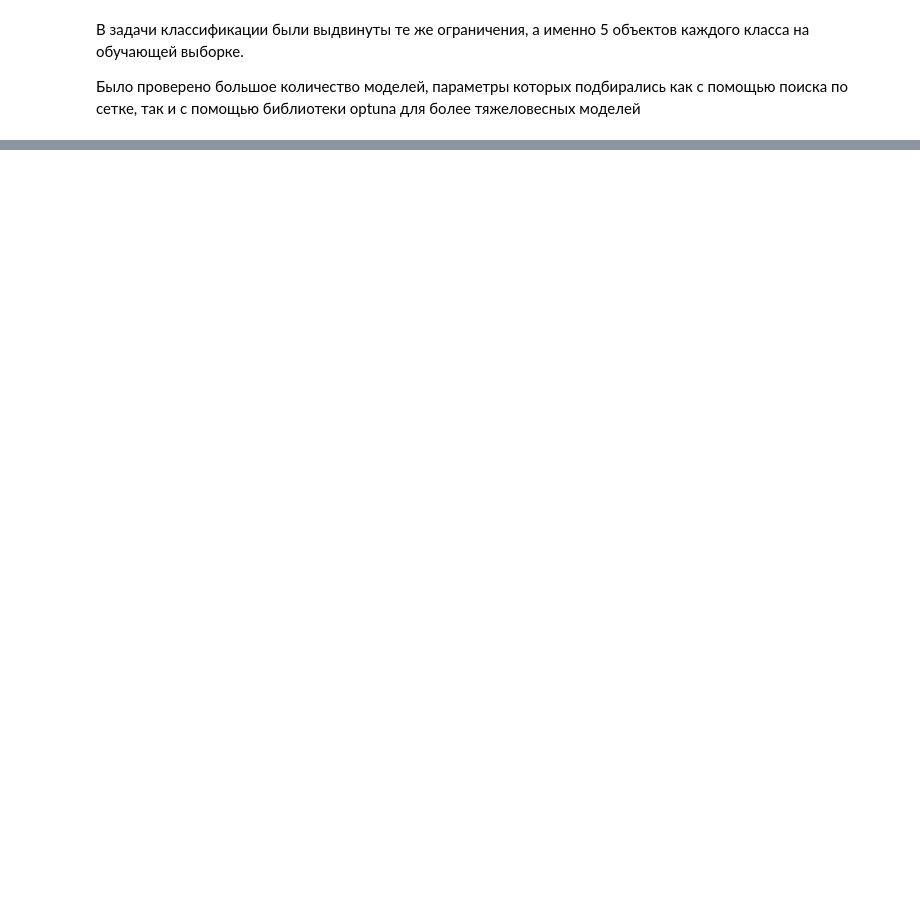
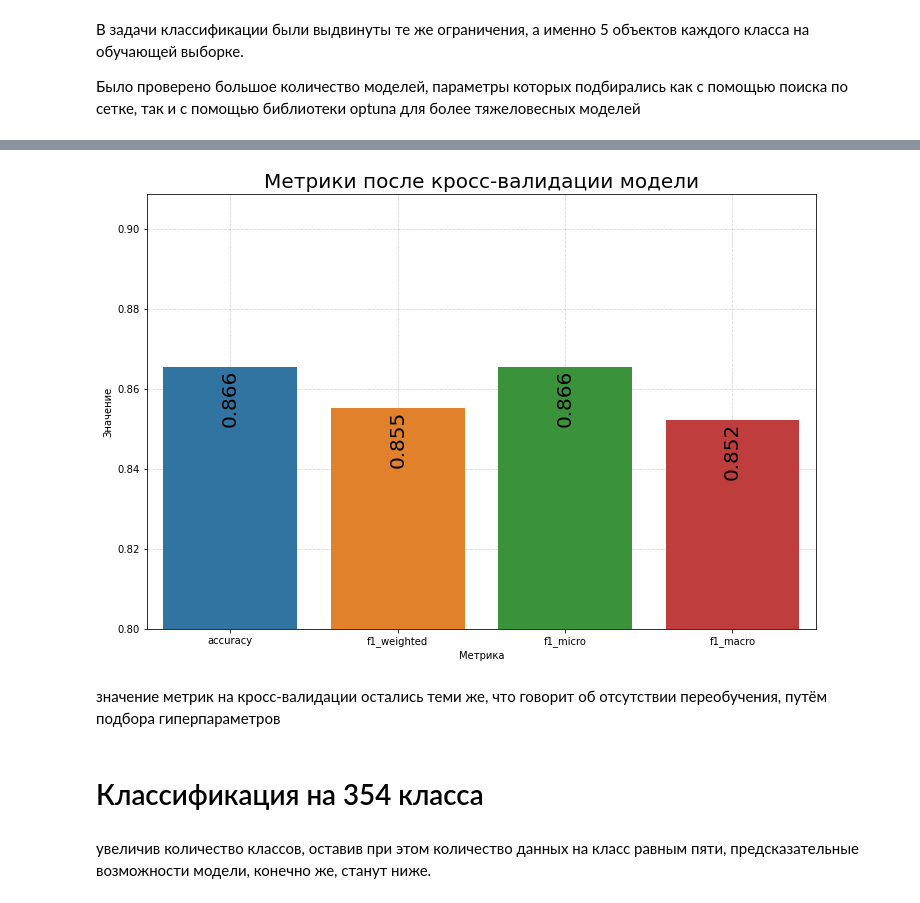
Before and after one commit to qdzzzxc/voice_classification_dusha, a Jupyter notebook: models_result.ipynb, the cells around one changed output, grey strips where cells are left out. Saved outputs shown, nothing was run; the diff lists cells and outputs as text; code cells hidden in the pictures; blank space fills up the shorter version.

```diff
--- a/models_result.ipynb
+++ b/models_result.ipynb
@@ -122,0 +184,24 @@ bar.set_title('Классификация на 102 класса')
+# %%
+with open(f'cross_validation_scores/svc gsc.json', 'r') as f:
+    cv_scores = json.load(f)
+
+svc_res = pd.DataFrame(list(cv_scores.items()), columns=['Metric', 'Score'])
+# %%
+plt.figure(figsize=(12, 8))
+plt.title('Метрики после кросс-валидации модели', size=20)
+bar = sns.barplot(x="Metric", y="Score", data=svc_res, zorder=2)
+for container in bar.containers:
+    bar.bar_label(container, fmt="%.3f", rotation=90, padding=-60, size=20)
+bar.set_xlabel("Метрика")
+bar.set_ylabel("Значение")
+plt.grid(alpha=0.5, linestyle="--", zorder=0)
+plt.ylim(0.8)
+plt.show()
+# %% [output]
+[figure, added]
+# %% [markdown]
+значение метрик на кросс-валидации остались теми же, что говорит об отсутствии переобучения, путём подбора гиперпараметров
+# %% [markdown]
+# Классификация на 354 класса
+# %% [markdown]
+увеличив количество классов, оставив при этом количество данных на класс равным пяти, предсказательные возможности модели, конечно же, станут ниже.
```
Also changed, not shown: parts of 24 cells of this notebook, 6 other files.
